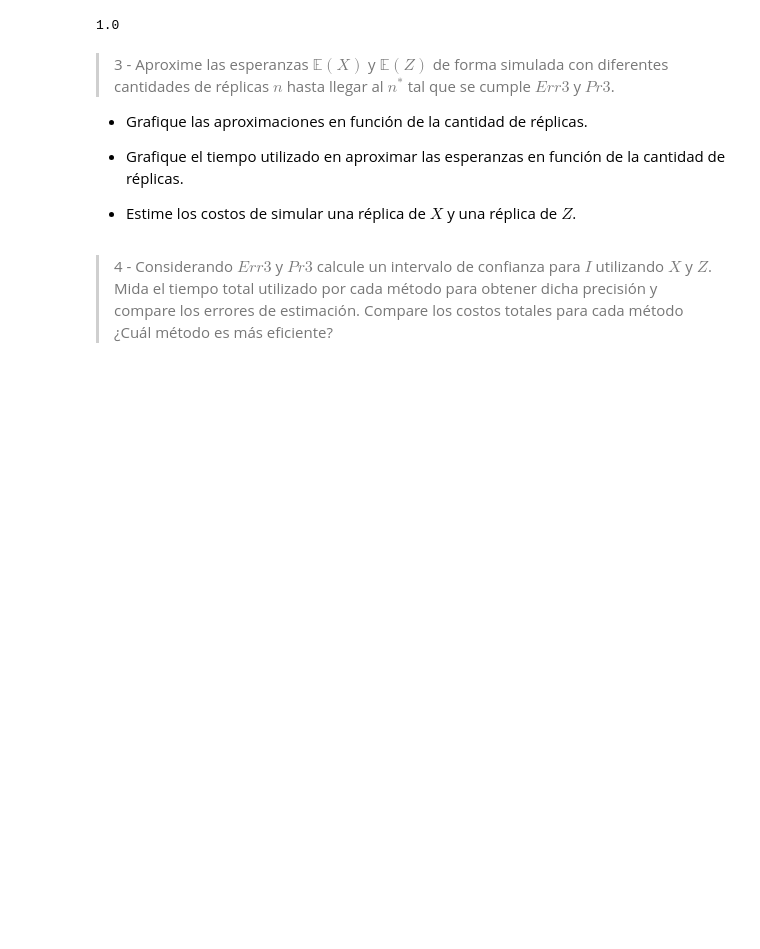
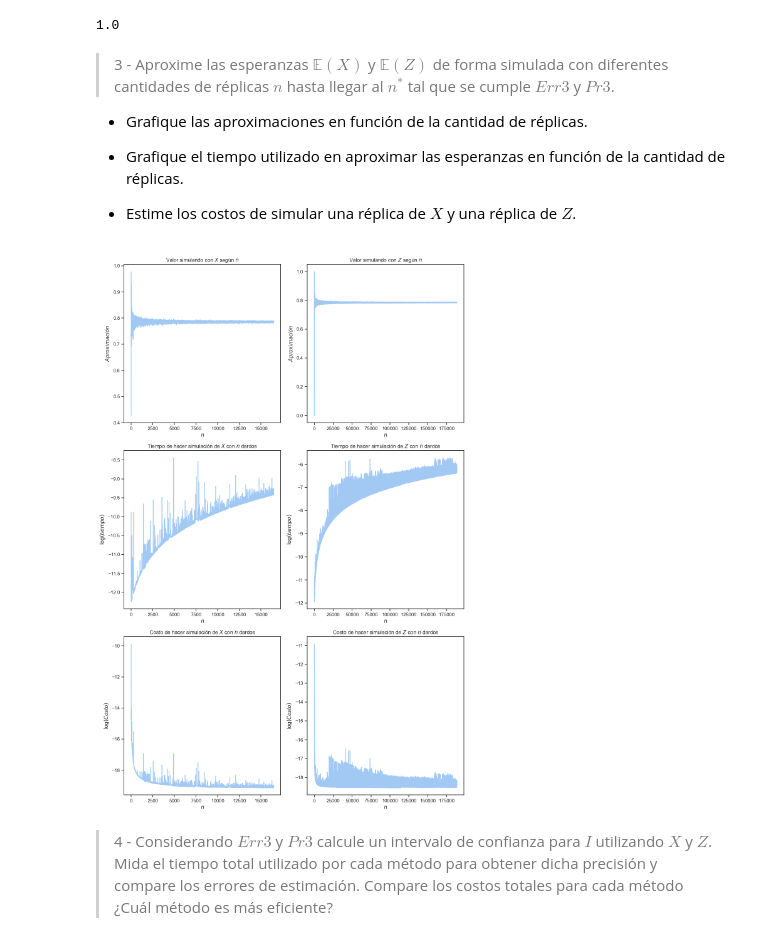
Before and after one commit to Miguel-Escobar/Sim-Estocastica, a Jupyter notebook: Lab 1/lab1.ipynb, the cells around one changed output. Cells and saved outputs as stored; diff of their text form; code cells hidden in the pictures; blank space fills up the shorter version.

```diff
--- a/Lab 1/lab1.ipynb
+++ b/Lab 1/lab1.ipynb
@@ -283,0 +286,19 @@ print(zvars)
+# %%
+errs = np.array([0.1, 0.01, 0.001])
+probs = np.array([0.9, 0.95, 0.99])
+Nxs = np.zeros(3)
+Nzs = np.zeros(3)
+
+var_x = 2/3 - (np.pi/4) ** 2
+var_z = np.pi/4 - (np.pi/4) ** 2
+
+for k in range(3):
+    err = errs[k]
+    prob = probs[k]
+    Z_quantil = norm.ppf((1-prob)/2)
+    n_x = int(np.ceil(var_x**2 * Z_quantil ** 2 / err ** 2))
+    n_z = int(np.ceil(var_z**2 * Z_quantil ** 2 / err ** 2))
+    Nxs = np.append(Nxs, n_x)
+    Nzs = np.append(Nzs, n_z)
+    print("El n mínimo para x con error ", err ," y probabilidad ",prob," es ",n_x)
+    print("El n mínimo para z con error ", err ," y probabilidad ",prob," es ",n_z)
@@ -310,5 +338,74 @@ llegar al $n^*$ tal que se cumple $Err3$ y $Pr3$.
 - Grafique el tiempo utilizado en aproximar las esperanzas en función de la cantidad de réplicas.
 
 - Estime los costos de simular una réplica de $X$ y una réplica de $Z$.
+# %%
+# Ahora vamos a hacer ciclos while para obtener el n* y corroborar lo que nos preguntan
+
+err = 0.001
+prob = 0.99
+Nx = int(Nxs[-1])
+Nz = int(Nzs[-1])
+intentosX = np.zeros(Nx)
+intentosZ = np.zeros(Nz)
+tiemposX = np.zeros(Nx)
+tiemposZ = np.zeros(Nz)
+costosX = np.zeros(Nx)
+costosZ = np.zeros(Nz)
+
+for k in range(Nx):
+    ti = perf_counter()
+    Valor = simularX(k+1)
+    tf = perf_counter()
+    intentosX[k] = Valor
+    dt = tf - ti
+    tiemposX[k] = dt
+    costo = dt/(k+1)
+    costosX[k] = costo
+for k in range(Nz):
+    ti = perf_counter()
+    Valor = simularZ(k+1)
+    tf = perf_counter()
+    intentosZ[k] = Valor
+    dt = tf - ti
+    tiemposZ[k] = dt
+    costo = dt/(k+1)
+    costosZ[k] = costo
+
+fig, ax = plt.subplots(3,2,figsize=(12,18))
+
+ax[0,0].plot(intentosX)
+ax[0,0].set_title(r"Valor simulando con $X$ según $n$")
+ax[0,0].set_xlabel(r"$n$")
+ax[0,0].set_ylabel(r"$Aproximación$")
+
+ax[0,1].plot(intentosZ)
+ax[0,1].set_title(r"Valor simulando con $Z$ según $n$")
+ax[0,1].set_xlabel(r"$n$")
+ax[0,1].set_ylabel(r"$Aproximación$")
+
+ax[1,0].plot(np.log(tiemposX))
+ax[1,0].set_title(r"Tiempo de hacer simulación de $X$ con $n$ dardos")
+ax[1,0].set_xlabel(r"$n$")
+ax[1,0].set_ylabel(r"$\log(tiempo)$")
+
+ax[1,1].plot(np.log(tiemposZ))
+ax[1,1].set_title(r"Tiempo de hacer simulación de $Z$ con $n$ dardos")
+ax[1,1].set_xlabel(r"$n$")
+ax[1,1].set_ylabel(r"$\log(tiempo)$")
+
+ax[2,0].plot(np.log(costosX))
+ax[2,0].set_title(r"Costo de hacer simulación de $X$ con $n$ dardos")
+ax[2,0].set_xlabel(r"$n$")
+ax[2,0].set_ylabel(r"$\log(Costo)$")
+
+ax[2,1].plot(np.log(costosZ))
+ax[2,1].set_title(r"Costo de hacer simulación de $Z$ con $n$ dardos")
+ax[2,1].set_xlabel(r"$n$")
+ax[2,1].set_ylabel(r"$\log(Costo)$")
+
+plt.tight_layout()
+plt.show()
+# %% [output]
+[figure, added]
 # %% [markdown]
 > 4 - Considerando $Err3$ y $Pr3$ calcule un intervalo de confianza para $I$ utilizando $X$ y $Z$. Mida el tiempo total utilizado por cada método para obtener dicha precisión y compare los errores de estimación. Compare los costos totales para cada método ¿Cuál método es más eficiente?
```
Also changed, not shown: parts of 19 cells of this notebook.
